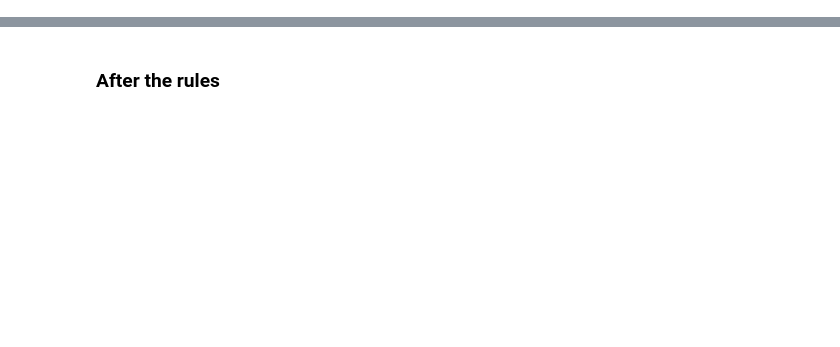
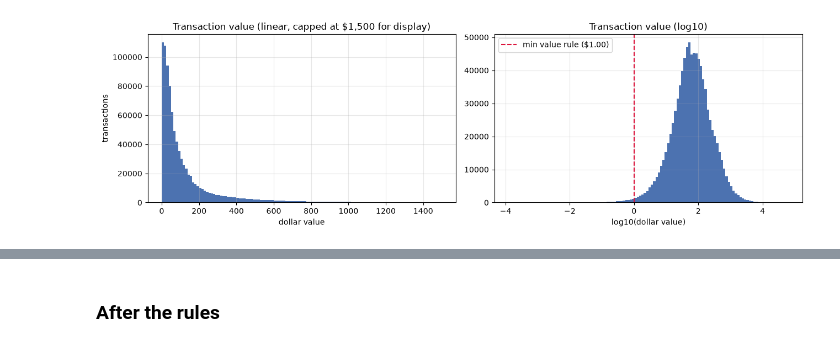
Before and after one commit to SavvyHack/MAST30034-Project-2, a Jupyter notebook: notebooks/01_data_quality.ipynb, the cells around one changed output, grey strips where cells are left out. Cells and saved outputs as stored; diff of their text form; code cells hidden in the pictures; blank space fills up the shorter version.

```diff
--- a/notebooks/01_data_quality.ipynb
+++ b/notebooks/01_data_quality.ipynb
@@ -44,0 +53,13 @@ rules = transactions.agg(    F.count("*").alias("total rows"),    F.sum(F.col("b
+# %%
+transactions = spark.read.parquet(str(config.CURATED_DIR / "transactions"))
+
+overview = transactions.agg(
+    F.count("*").alias("transactions"),
+    F.countDistinct("merchant_abn").alias("distinct merchants"),
+    F.countDistinct("user_id").alias("distinct customers"),
+    F.min("order_datetime").alias("first date"),
+    F.max("order_datetime").alias("last date"),
+    F.sum("dollar_value").alias("total dollar value"),
+).toPandas().T
+overview.columns = ["value"]
+overview
@@ -44,0 +226,8 @@ rules = transactions.agg(    F.count("*").alias("total rows"),    F.sum(F.col("b
+# %%
+values = (
+    transactions.select("dollar_value")
+    .sample(fraction=0.15, seed=config.RANDOM_SEED)
+    .toPandas()["dollar_value"]
+)
+
+print(values.describe(percentiles=[0.01, 0.25, 0.5, 0.75, 0.99, 0.999]).to_string())
@@ -44,0 +262,17 @@ rules = transactions.agg(    F.count("*").alias("total rows"),    F.sum(F.col("b
+# %%
+fig, axes = plt.subplots(1, 2, figsize=(13, 4))
+
+axes[0].hist(values, bins=120, range=(0, 1500), color="#4C72B0")
+axes[0].set(title="Transaction value (linear, capped at $1,500 for display)",
+            xlabel="dollar value", ylabel="transactions")
+
+axes[1].hist(np.log10(values[values > 0]), bins=120, color="#4C72B0")
+axes[1].axvline(np.log10(config.MIN_TRANSACTION_VALUE), color="crimson",
+                linestyle="--", label=f"min value rule (${config.MIN_TRANSACTION_VALUE:.2f})")
+axes[1].set(title="Transaction value (log10)", xlabel="log10(dollar value)")
+axes[1].legend()
+
+plt.tight_layout()
+plt.show()
+# %% [output]
+[figure, added]
```
Also changed, not shown: parts of 47 cells of this notebook, 2 other files.
